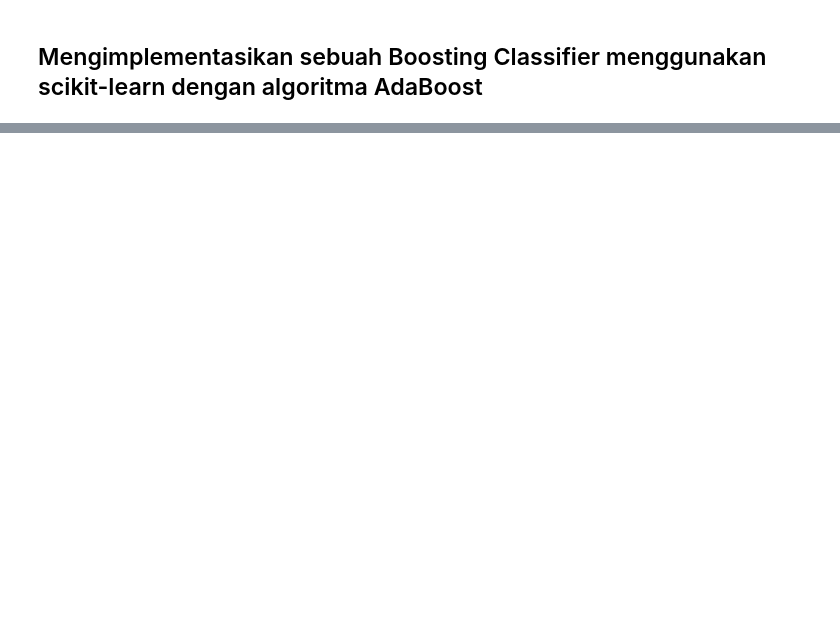
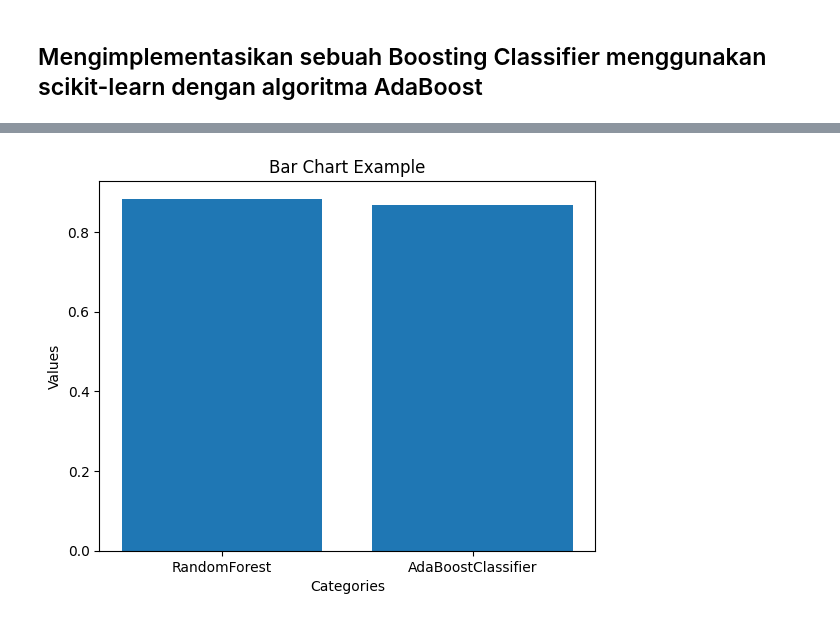
Before and after one commit to erikawkr/Final-Project3-Python-, a Jupyter notebook: PYTN_KampusMerdeka_fp3_Erika Taniya Devi Winckler.ipynb, the cells around one changed output, grey strips where cells are left out. Cells and saved outputs as stored; diff of their text form; code cells hidden in the pictures; blank space fills up the shorter version.

```diff
--- a/PYTN_KampusMerdeka_fp3_Erika Taniya Devi Winckler.ipynb
+++ b/PYTN_KampusMerdeka_fp3_Erika Taniya Devi Winckler.ipynb
@@ -615,9 +631,8 @@ from sklearn.ensemble import RandomForestClassifier
 rfc=RandomForestClassifier()
 rfc.fit(x_train,y_train)
 p3=rfc.predict(x_test)
-s3=accuracy_score(y_test,p3)
-print("Random Forest Classifier Success Rate :", "{:.2f}%".format(100*s3))
-plot_confusion_matrix(rfc, x_test, y_test)
-plt.show()
+label_target=[0,1]
+accuracy_rf=accuracy_score(y_test,p3)
+print("Random Forest Classifier Success Rate :", "{:.2f}%".format(100*accuracy_rf))
 # %% [output]
 Random Forest Classifier Success Rate : 88.33%
@@ -643,0 +742,18 @@ Boosting Classifier Success Rate : 86.67%
+# %%
+nama_model = ['RandomForest', 'AdaBoostClassifier']
+akurasi = [accuracy_rf, s3]
+
+# Membuat plot
+plt.bar(nama_model, akurasi)
+
+# Menambahkan label pada sumbu x dan y
+plt.xlabel('Categories')
+plt.ylabel('Values')
+
+# Menambahkan judul
+plt.title('Bar Chart Example')
+
+# Menampilkan plot
+plt.show()
+# %% [output]
+[figure, added]
```
Also changed, not shown: parts of 17 cells of this notebook, 45 other files.
